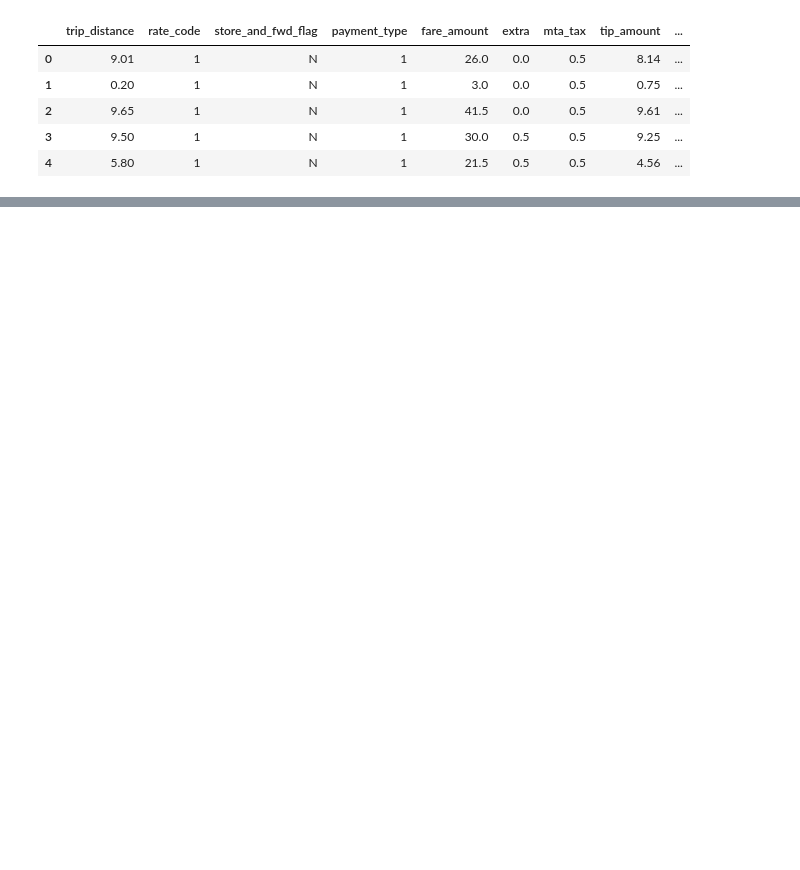
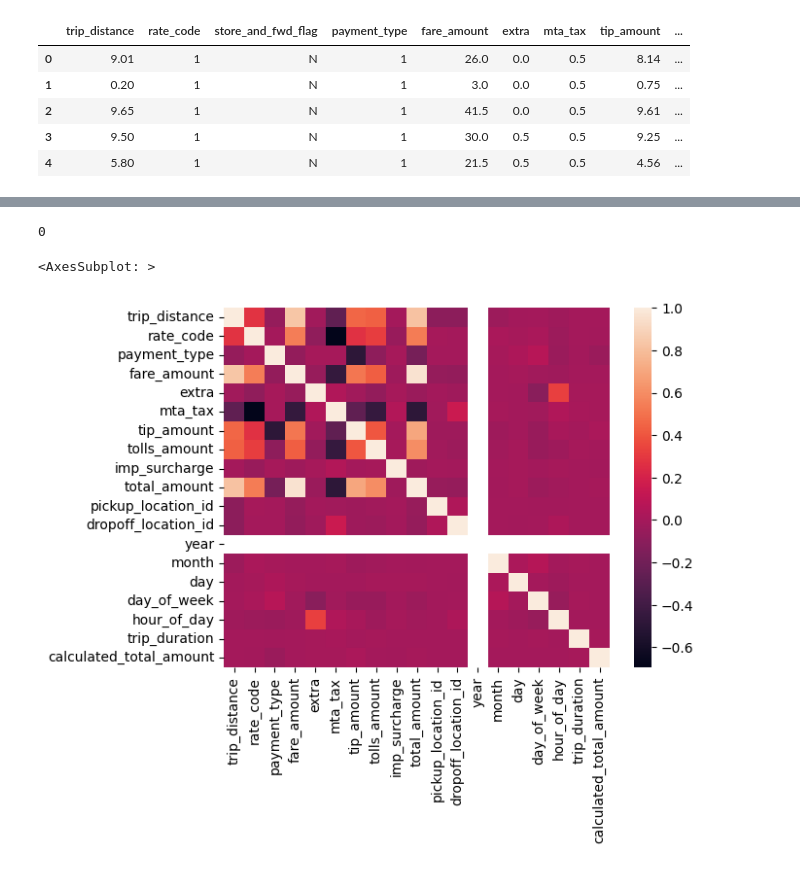
Before and after one commit to Anjali001/taxi-trip-hackathon, a Jupyter notebook: initial.ipynb, the cells around one changed output, grey strips where cells are left out. Drawn from its saved outputs; the diff is of its cells as text; code cells hidden in the pictures; blank space fills up the shorter version.

Commit message:
adding heatmap

```diff
--- a/initial.ipynb
+++ b/initial.ipynb
@@ -16,0 +37,9 @@ train.head()
+# %%
+train.duplicated().sum()
+# %% [output]
+0
+# %%
+sns.heatmap(train.corr(numeric_only=True))
+# %% [output]
+<AxesSubplot: >
+[figure, added]
```
Also changed, not shown: parts of 1 cell of this notebook.
